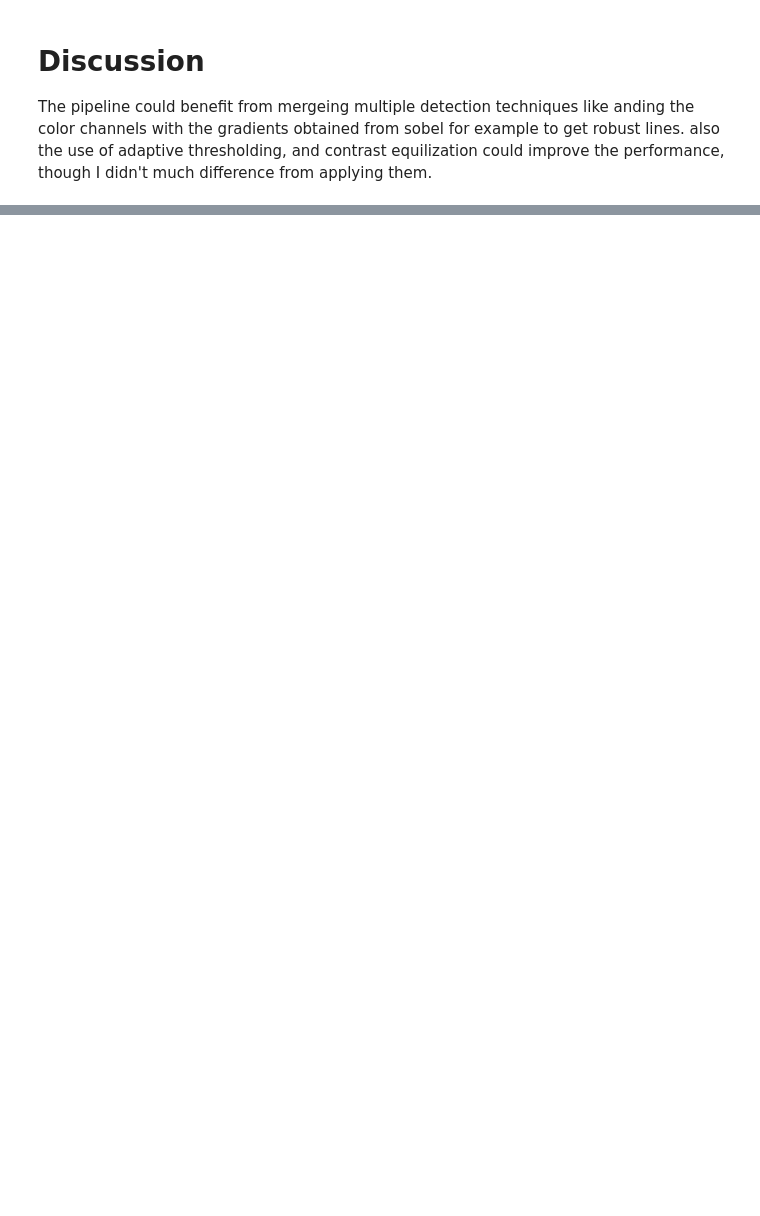
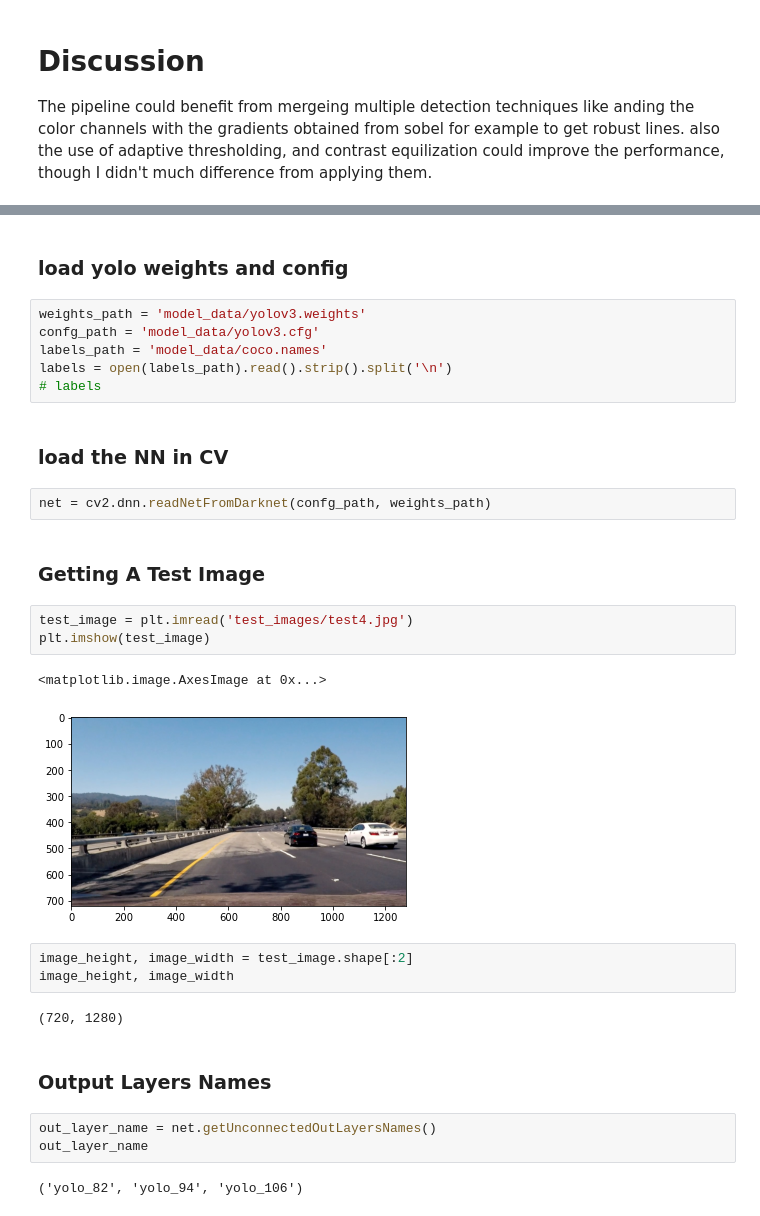
Before and after one commit to KareimGazer/Perception-Stack, a Jupyter notebook: main.ipynb, the cells around one changed output, grey strips where cells are left out. Cells and saved outputs as stored; diff of their text form; blank space fills up the shorter version.

Commit message:
added notebook section for yolo
Signed-off-by: Kareim Tarek AbdelAzeem <kareimgazar1990@gmail.com>

```diff
--- a/main.ipynb
+++ b/main.ipynb
@@ -472,0 +344,32 @@ Wall time: 1min 6s
+# %% [markdown]
+### load yolo weights and config
+# %%
+weights_path = 'model_data/yolov3.weights'
+confg_path = 'model_data/yolov3.cfg'
+labels_path = 'model_data/coco.names'
+labels = open(labels_path).read().strip().split('\n')
+# labels
+# %% [markdown]
+### load the NN in CV
+# %%
+net = cv2.dnn.readNetFromDarknet(confg_path, weights_path)
+# %% [markdown]
+### Getting A Test Image
+# %%
+test_image = plt.imread('test_images/test4.jpg')
+plt.imshow(test_image)
+# %% [output]
+<matplotlib.image.AxesImage at 0x...>
+[figure, added]
+# %%
+image_height, image_width = test_image.shape[:2]
+image_height, image_width
+# %% [output]
+(720, 1280)
+# %% [markdown]
+### Output Layers Names
+# %%
+out_layer_name = net.getUnconnectedOutLayersNames()
+out_layer_name
+# %% [output]
+('yolo_82', 'yolo_94', 'yolo_106')
```
Also changed, not shown: parts of 29 cells of this notebook, 36 other files.
